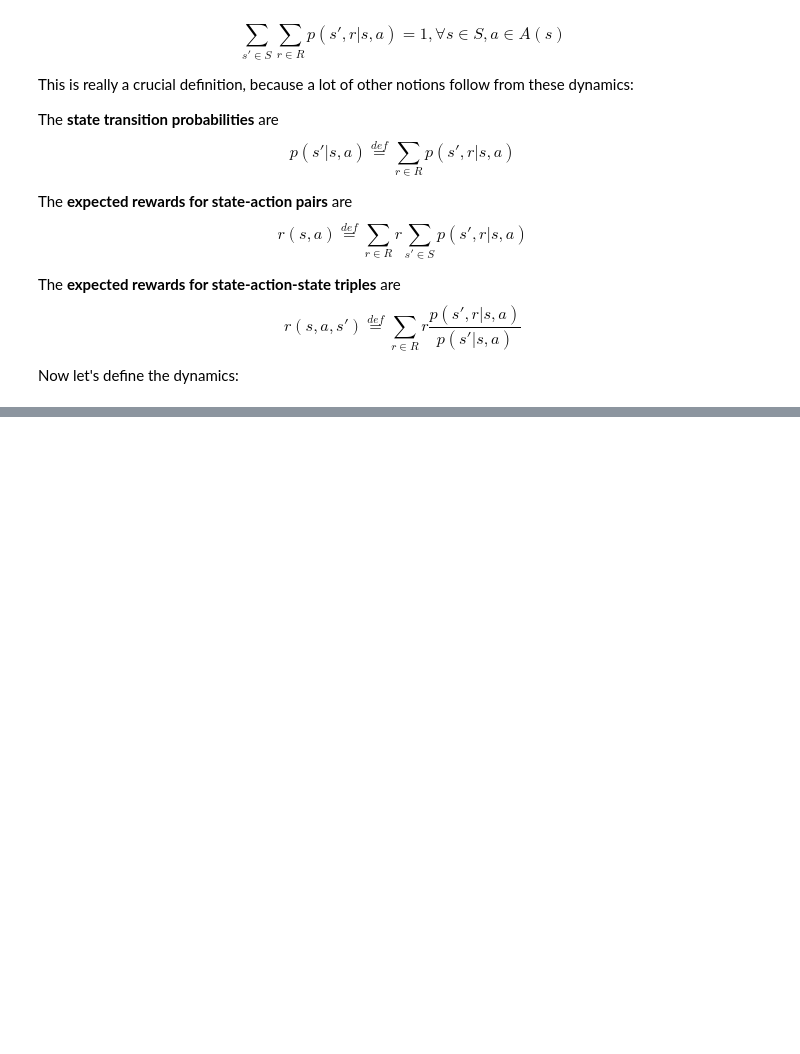
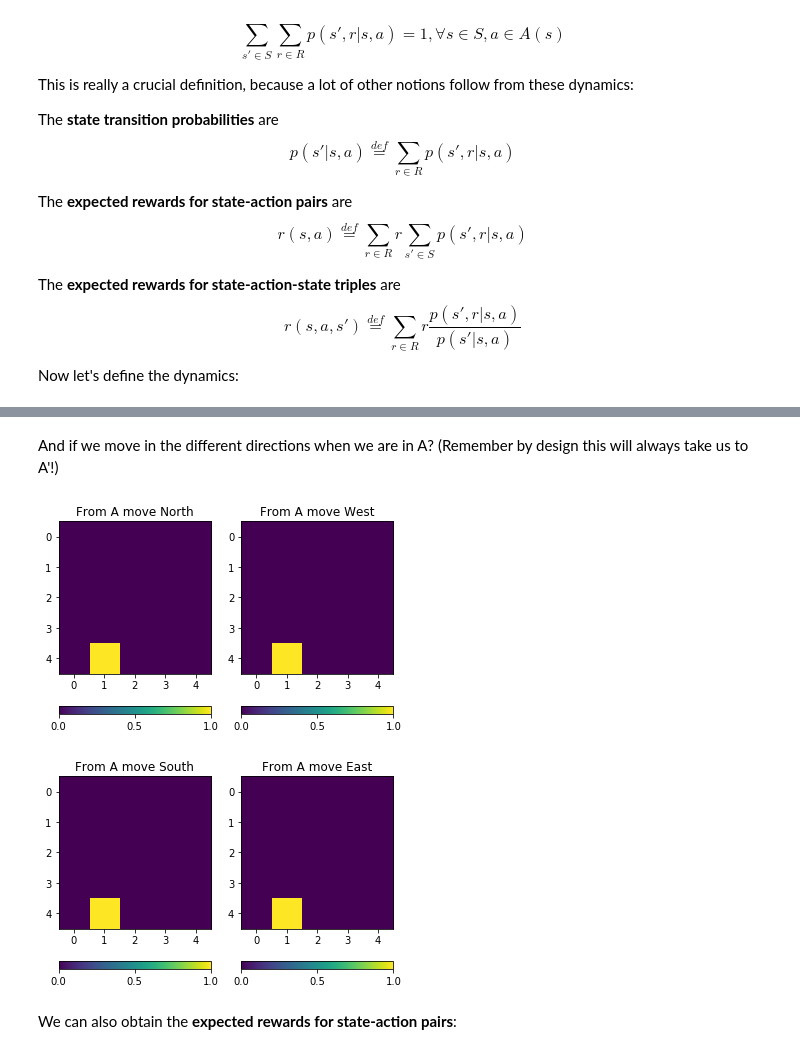
Before and after one commit to schwartenbeckph/MDP_Tutorial, a Jupyter notebook: MDP Tutorial.ipynb, the cells around one changed output, grey strips where cells are left out. Saved outputs shown, nothing was run; the diff lists cells and outputs as text; code cells hidden in the pictures; blank space fills up the shorter version.

```diff
--- a/MDP Tutorial.ipynb
+++ b/MDP Tutorial.ipynb
@@ -117,0 +151,29 @@ for a in range(n_actions):
+# %% [markdown]
+And if we move in the different directions when we are in A? (Remember by design this will always take us to A'!)
+# %%
+fig = plt.figure()
+a = fig.add_subplot(1, 2, 1)
+imgplot = plt.imshow(trans_probs[:,5,0].reshape(states.shape,order='F'), cmap='viridis')
+a.set_title('From A move North')
+plt.colorbar(ticks=[0, 0.5, 1], orientation='horizontal')
+a = fig.add_subplot(1, 2, 2)
+imgplot = plt.imshow(trans_probs[:,5,1].reshape(states.shape,order='F'), cmap='viridis')
+a.set_title('From A move West')
+plt.colorbar(ticks=[0, 0.5, 1], orientation='horizontal')
+plt.show()
+
+fig = plt.figure()
+a = fig.add_subplot(1, 2, 1)
+imgplot = plt.imshow(trans_probs[:,5,2].reshape(states.shape,order='F'), cmap='viridis')
+a.set_title('From A move South')
+plt.colorbar(ticks=[0, 0.5, 1], orientation='horizontal')
+a = fig.add_subplot(1, 2, 2)
+imgplot = plt.imshow(trans_probs[:,5,3].reshape(states.shape,order='F'), cmap='viridis')
+a.set_title('From A move East')
+plt.colorbar(ticks=[0, 0.5, 1], orientation='horizontal')
+plt.show()
+# %% [output]
+[figure, added]
+[figure, added]
+# %% [markdown]
+We can also obtain the **expected rewards for state-action pairs**:
```
Also changed, not shown: parts of 16 cells of this notebook.
